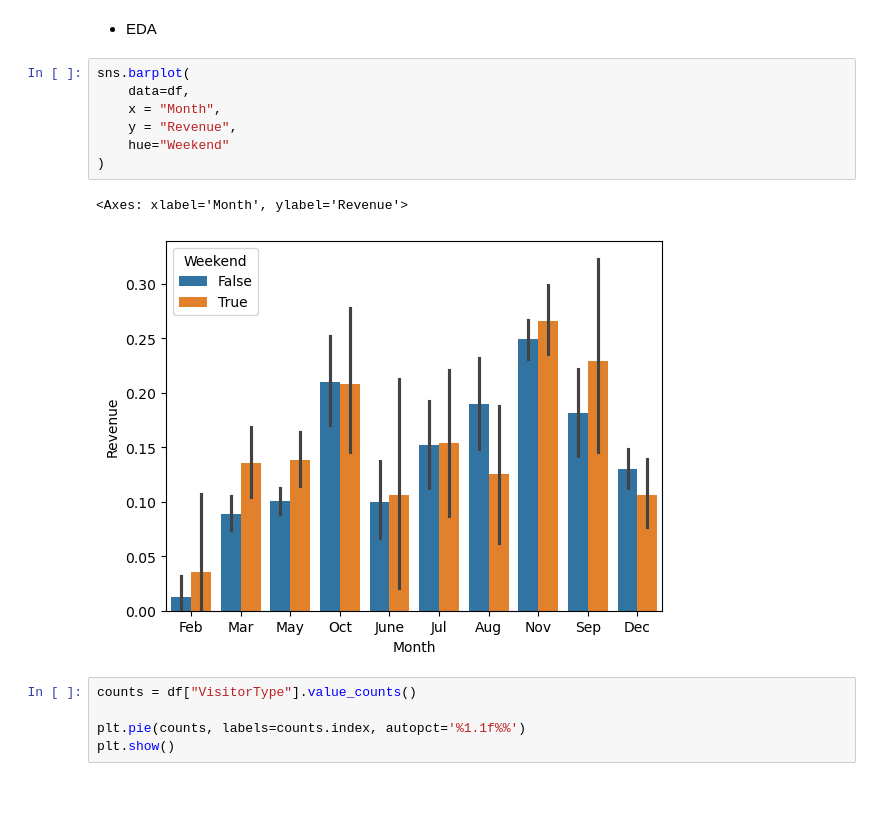
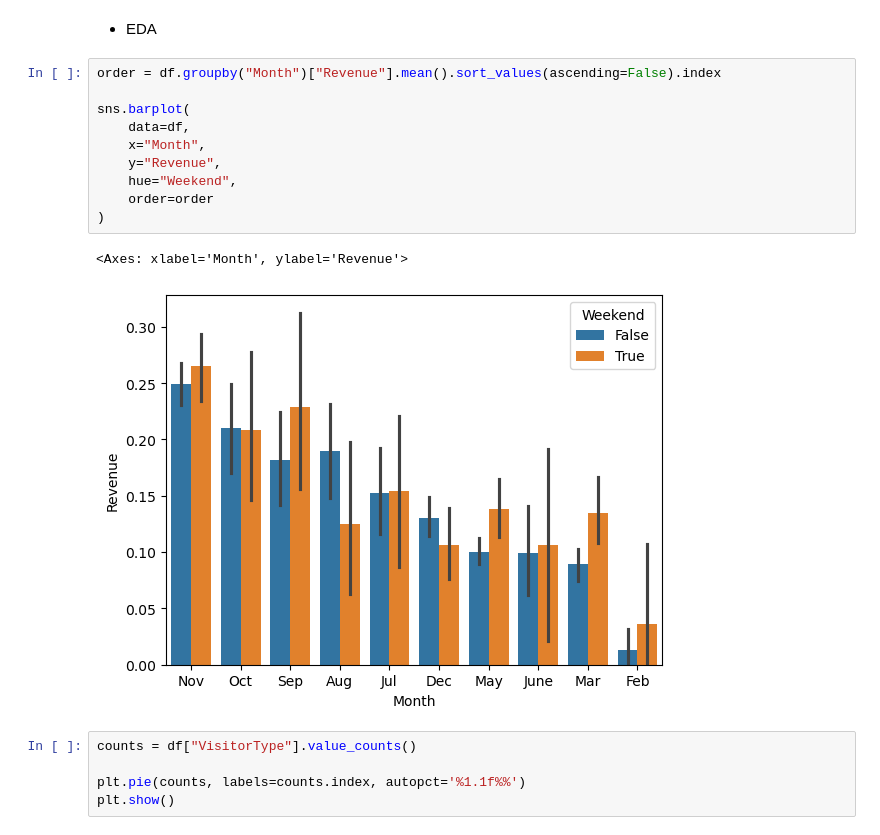
Before and after one commit to SapamPritamjit/AI_ML-PRIME-, a Jupyter notebook: PRIME_AI-ML(Q_PRACTICE)/07_MACHINE_LEARNING/01_SUPERVIDES_LEARNING/04_DECISION_TREE/shop_smart_ecommerce.ipynb, the cells around one changed output. Drawn from its saved outputs; the diff is of its cells as text; blank space fills up the shorter version.

```diff
--- a/PRIME_AI-ML(Q_PRACTICE)/07_MACHINE_LEARNING/01_SUPERVIDES_LEARNING/04_DECISION_TREE/shop_smart_ecommerce.ipynb
+++ b/PRIME_AI-ML(Q_PRACTICE)/07_MACHINE_LEARNING/01_SUPERVIDES_LEARNING/04_DECISION_TREE/shop_smart_ecommerce.ipynb
@@ -35,15 +35,18 @@ memory usage: 1.5+ MB
 # %% [markdown]
 * EDA
 # %%
+order = df.groupby("Month")["Revenue"].mean().sort_values(ascending=False).index
+
 sns.barplot(
     data=df,
-    x = "Month",
-    y = "Revenue",
-    hue="Weekend"
+    x="Month",
+    y="Revenue",
+    hue="Weekend",
+    order=order
 )
 # %% [output]
 <Axes: xlabel='Month', ylabel='Revenue'>
-[figure, old version]
+[figure, new version]
 # %%
 counts = df["VisitorType"].value_counts()
 
```
Also changed, not shown: parts of 24 cells of this notebook, 1 other file.
